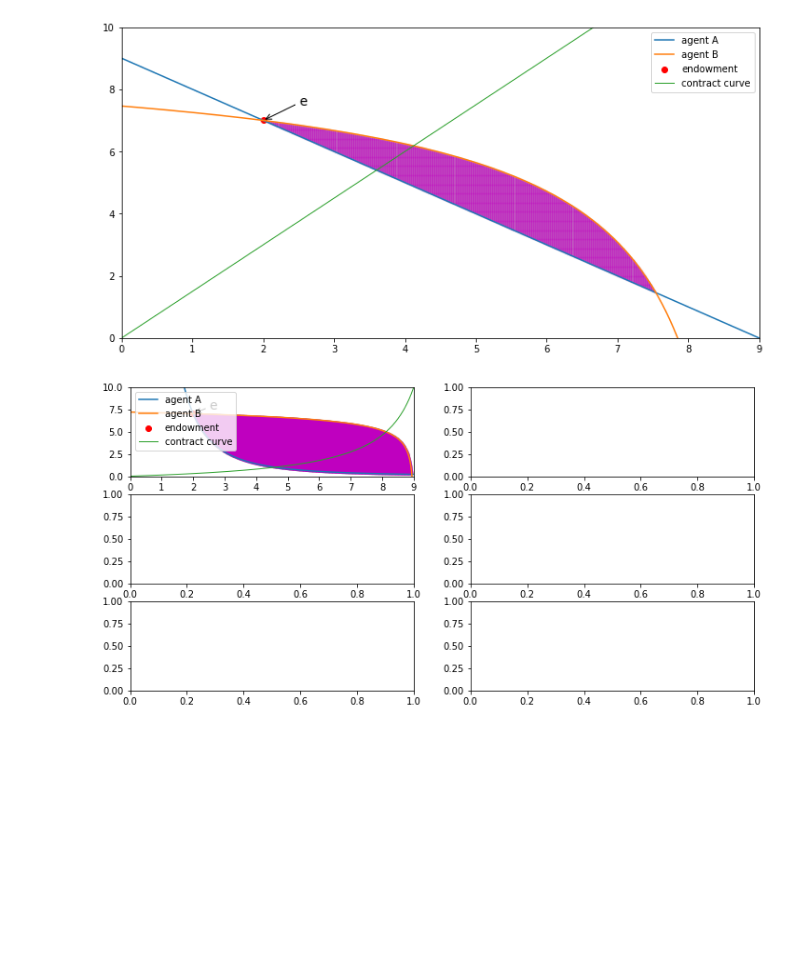
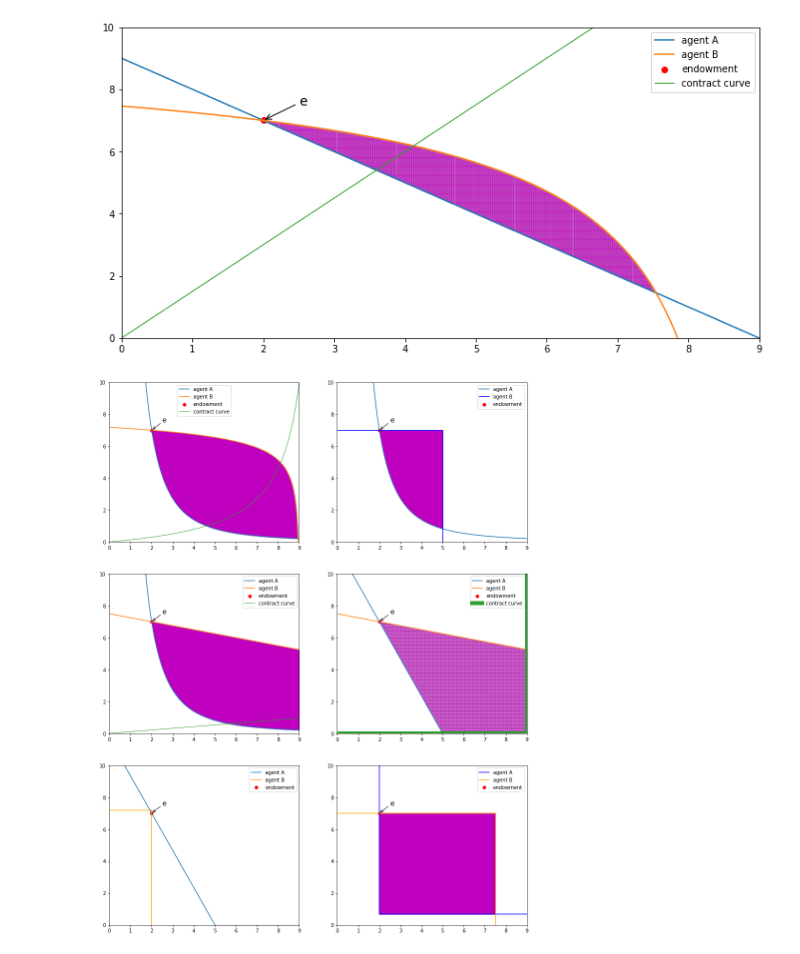
Before and after one commit to anipole3/econTools, a Jupyter notebook: edgeworth.ipynb, the cells around one changed output. Cells and saved outputs as stored; diff of their text form; code cells hidden in the pictures; blank space fills up the shorter version.

```diff
--- a/edgeworth.ipynb
+++ b/edgeworth.ipynb
@@ -17,23 +17,23 @@ edg_box.plot_all(ax)
 # %% [output]
 [figure]
 # %%
-fig, ax = plt.subplots(3,2, figsize=(12,6))
+fig, ax = plt.subplots(3,2, figsize=(15,20))
 edg_box0 = EdgeworthBox(type1='cb', params1= [0.7, 0.3], type2='cb', params2 =[0.2,0.8], endowment1=[2,7], endowment2=[7,3])
-edg_box0.plot_all(ax[0,0])
+edg_box0.plot_all(ax[0,0], show=False)
 
 edg_box1 = EdgeworthBox(type1='cb', params1= [0.7, 0.3], type2='leontieff', params2 =[3,4], endowment1=[2,7], endowment2=[7,3])
-edg_box1.plot_all(ax[0,1])
+edg_box1.plot_all(ax[0,1], show=False)
 
 edg_box2 = EdgeworthBox(type1='cb', params1= [0.7, 0.3], type2='linear', params2 =[0.2,0.8], endowment1=[2,7], endowment2=[7,3])
-edg_box2.plot_all(ax[1,0])
+edg_box2.plot_all(ax[1,0], show=False)
 
 edg_box3 = EdgeworthBox(type1='linear', params1= [0.7, 0.3], type2='linear', params2 =[0.2,0.8], endowment1=[2,7], endowment2=[7,3])
-edg_box3.plot_all(ax[1,1])
+edg_box3.plot_all(ax[1,1], show=False)
 
 edg_box4 = EdgeworthBox(type1='linear', params1= [0.7, 0.3], type2='leontieff', params2 =[2,5], endowment1=[2,7], endowment2=[7,3])
-edg_box4.plot_all(ax[2,0])
+edg_box4.plot_all(ax[2,0], show=False)
 
 edg_box5 = EdgeworthBox(type1='leontieff', params1= [1, 3], type2='leontieff', params2 =[4,2], endowment1=[2,7], endowment2=[7,3])
 edg_box5.plot_all(ax[2,1])
 # %% [output]
-[figure, old version]
+[figure, new version]
```
Also changed, not shown: 2 other files.
